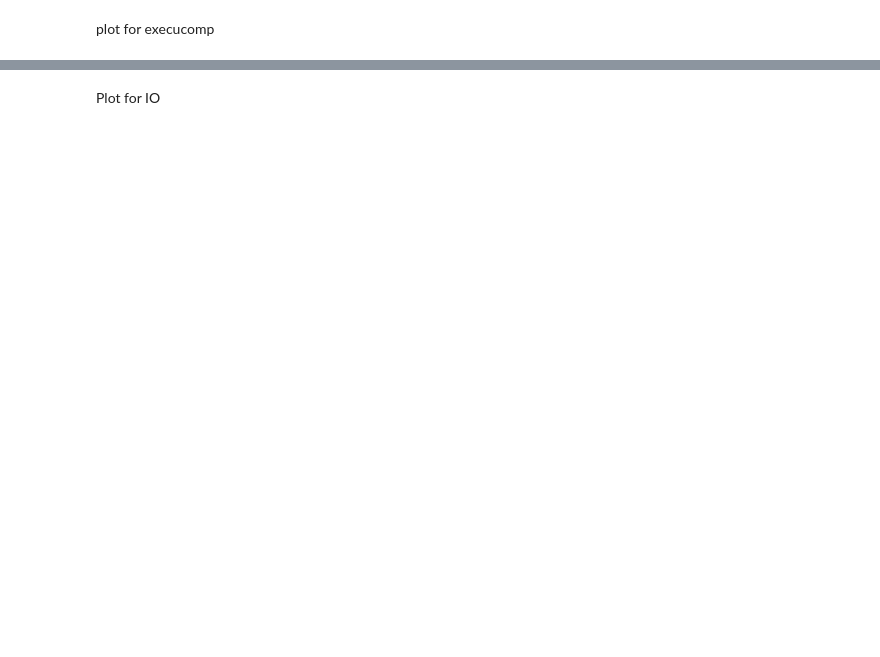
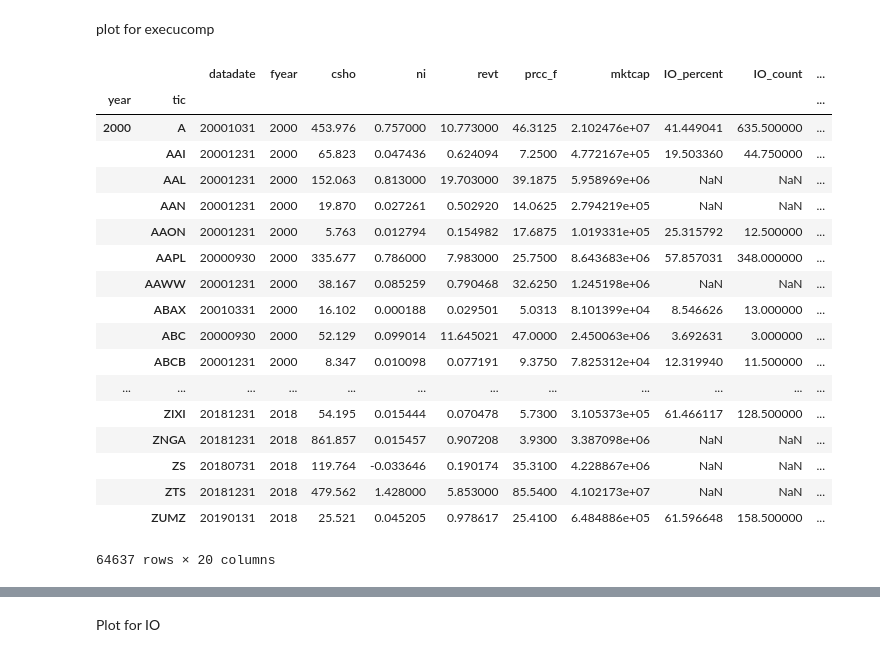
Before and after one commit to BarryKeee/ECON-4911-Research-Paper, a Jupyter notebook: clean data.ipynb, the cells around one changed output, grey strips where cells are left out. Drawn from its saved outputs; the diff is of its cells as text; code cells hidden in the pictures; blank space fills up the shorter version.

```diff
--- a/clean data.ipynb
+++ b/clean data.ipynb
@@ -558,5 +549,27 @@ plot for execucomp
 execucomp_panel[['Mktcap_may','Rank','R1000']] = MktCap_may_indexed.reset_index().set_index(['Year','TICKER'])[['MarketCap','Rank','R1000']]
 # %%
 execu_meanbyrank = execucomp_panel.groupby(['Rank','fyear']).mean().reset_index()#.loc[800:1200].reset_index().plot.scatter(x = 'Rank',y='IO')
+# %%
+execucomp_panel
+# %% [output]
+|  |  | datadate | fyear | csho | ni | revt | prcc_f | mktcap | IO_percent | IO_count | ... |
+| year | tic |  |  |  |  |  |  |  |  |  | ... |
+| 2000 | A | 20001031 | 2000 | 453.976 | 0.757000 | 10.773000 | 46.3125 | 2.102476e+07 | 41.449041 | 635.500000 | ... |
+|  | AAI | 20001231 | 2000 | 65.823 | 0.047436 | 0.624094 | 7.2500 | 4.772167e+05 | 19.503360 | 44.750000 | ... |
+|  | AAL | 20001231 | 2000 | 152.063 | 0.813000 | 19.703000 | 39.1875 | 5.958969e+06 | NaN | NaN | ... |
+|  | AAN | 20001231 | 2000 | 19.870 | 0.027261 | 0.502920 | 14.0625 | 2.794219e+05 | NaN | NaN | ... |
+|  | AAON | 20001231 | 2000 | 5.763 | 0.012794 | 0.154982 | 17.6875 | 1.019331e+05 | 25.315792 | 12.500000 | ... |
+|  | AAPL | 20000930 | 2000 | 335.677 | 0.786000 | 7.983000 | 25.7500 | 8.643683e+06 | 57.857031 | 348.000000 | ... |
+|  | AAWW | 20001231 | 2000 | 38.167 | 0.085259 | 0.790468 | 32.6250 | 1.245198e+06 | NaN | NaN | ... |
+|  | ABAX | 20010331 | 2000 | 16.102 | 0.000188 | 0.029501 | 5.0313 | 8.101399e+04 | 8.546626 | 13.000000 | ... |
+|  | ABC | 20000930 | 2000 | 52.129 | 0.099014 | 11.645021 | 47.0000 | 2.450063e+06 | 3.692631 | 3.000000 | ... |
+|  | ABCB | 20001231 | 2000 | 8.347 | 0.010098 | 0.077191 | 9.3750 | 7.825312e+04 | 12.319940 | 11.500000 | ... |
+| ... | ... | ... | ... | ... | ... | ... | ... | ... | ... | ... | ... |
+|  | ZIXI | 20181231 | 2018 | 54.195 | 0.015444 | 0.070478 | 5.7300 | 3.105373e+05 | 61.466117 | 128.500000 | ... |
+|  | ZNGA | 20181231 | 2018 | 861.857 | 0.015457 | 0.907208 | 3.9300 | 3.387098e+06 | NaN | NaN | ... |
+|  | ZS | 20180731 | 2018 | 119.764 | -0.033646 | 0.190174 | 35.3100 | 4.228867e+06 | NaN | NaN | ... |
+|  | ZTS | 20181231 | 2018 | 479.562 | 1.428000 | 5.853000 | 85.5400 | 4.102173e+07 | NaN | NaN | ... |
+|  | ZUMZ | 20190131 | 2018 | 25.521 | 0.045205 | 0.978617 | 25.4100 | 6.484886e+05 | 61.596648 | 158.500000 | ... |
+64637 rows × 20 columns
 # %%
 execu_pre2007 = execu_meanbyrank[execu_meanbyrank['fyear'] < 2007].groupby('Rank').mean()#.reset_index().plot.scatter(x = 'Rank',y='salary')
```
Also changed, not shown: parts of 24 cells of this notebook, 2 other files.
